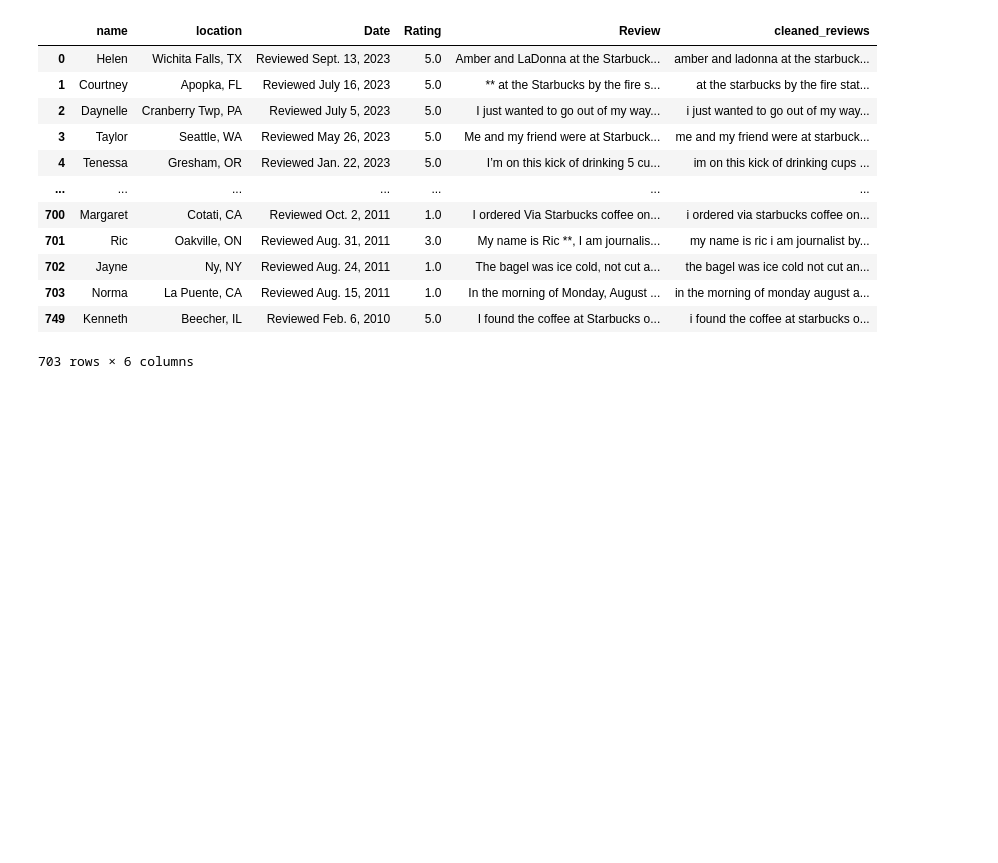
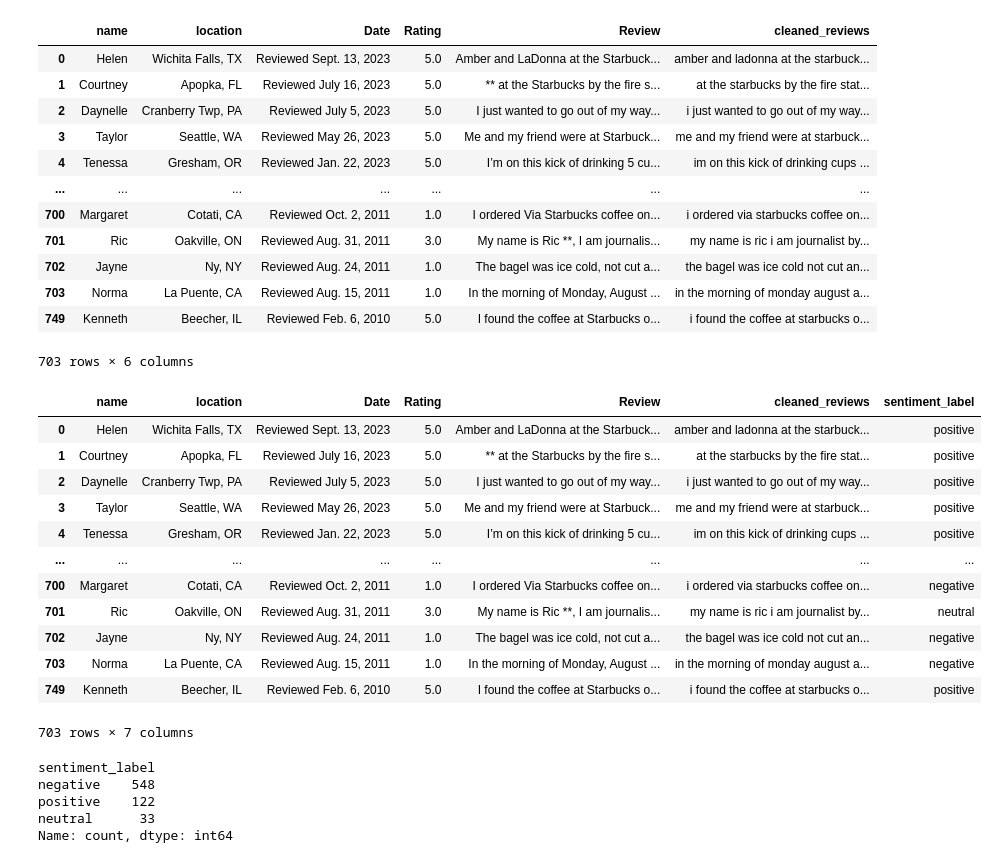
Before and after one commit to dv-tiagosilva/starbucks-reviews-analysis, a Jupyter notebook: supervised-learning.ipynb, the cells around one changed output. Cells and saved outputs as stored; diff of their text form; code cells hidden in the pictures; blank space fills up the shorter version.

```diff
--- a/supervised-learning.ipynb
+++ b/supervised-learning.ipynb
@@ -163,3 +168,39 @@ df_filtered
 | 703 | Norma | La Puente, CA | Reviewed Aug. 15, 2011 | 1.0 | In the morning of Monday, August ... | in the morning of monday august a... |
 | 749 | Kenneth | Beecher, IL | Reviewed Feb. 6, 2010 | 5.0 | I found the coffee at Starbucks o... | i found the coffee at starbucks o... |
 703 rows × 6 columns
+# %%
+# Text processing complete! Now I want to separate "Rating" greater than 3 as positive from less than 3 as negative, and equal to 3 as neutral.
+def sentiment_classifier(rating):
+    if rating > 3:
+        return 'positive'
+    elif rating < 3:
+        return 'negative'
+    else:
+        return 'neutral'
+# %%
+#Applying the function
+df_filtered['sentiment_label'] = df_filtered["Rating"].apply(sentiment_classifier)
+# %%
+df_filtered
+# %% [output]
+|  | name | location | Date | Rating | Review | cleaned_reviews | sentiment_label |
+| 0 | Helen | Wichita Falls, TX | Reviewed Sept. 13, 2023 | 5.0 | Amber and LaDonna at the Starbuck... | amber and ladonna at the starbuck... | positive |
+| 1 | Courtney | Apopka, FL | Reviewed July 16, 2023 | 5.0 | ** at the Starbucks by the fire s... | at the starbucks by the fire stat... | positive |
+| 2 | Daynelle | Cranberry Twp, PA | Reviewed July 5, 2023 | 5.0 | I just wanted to go out of my way... | i just wanted to go out of my way... | positive |
+| 3 | Taylor | Seattle, WA | Reviewed May 26, 2023 | 5.0 | Me and my friend were at Starbuck... | me and my friend were at starbuck... | positive |
+| 4 | Tenessa | Gresham, OR | Reviewed Jan. 22, 2023 | 5.0 | I’m on this kick of drinking 5 cu... | im on this kick of drinking cups ... | positive |
+| ... | ... | ... | ... | ... | ... | ... | ... |
+| 700 | Margaret | Cotati, CA | Reviewed Oct. 2, 2011 | 1.0 | I ordered Via Starbucks coffee on... | i ordered via starbucks coffee on... | negative |
+| 701 | Ric | Oakville, ON | Reviewed Aug. 31, 2011 | 3.0 | My name is Ric **, I am journalis... | my name is ric i am journalist by... | neutral |
+| 702 | Jayne | Ny, NY | Reviewed Aug. 24, 2011 | 1.0 | The bagel was ice cold, not cut a... | the bagel was ice cold not cut an... | negative |
+| 703 | Norma | La Puente, CA | Reviewed Aug. 15, 2011 | 1.0 | In the morning of Monday, August ... | in the morning of monday august a... | negative |
+| 749 | Kenneth | Beecher, IL | Reviewed Feb. 6, 2010 | 5.0 | I found the coffee at Starbucks o... | i found the coffee at starbucks o... | positive |
+703 rows × 7 columns
+# %%
+print(df_filtered['sentiment_label'].value_counts())
+# %% [output]
+sentiment_label
+negative    548
+positive    122
+neutral      33
+Name: count, dtype: int64
```
Also changed, not shown: parts of 5 cells of this notebook, 1 other file.
